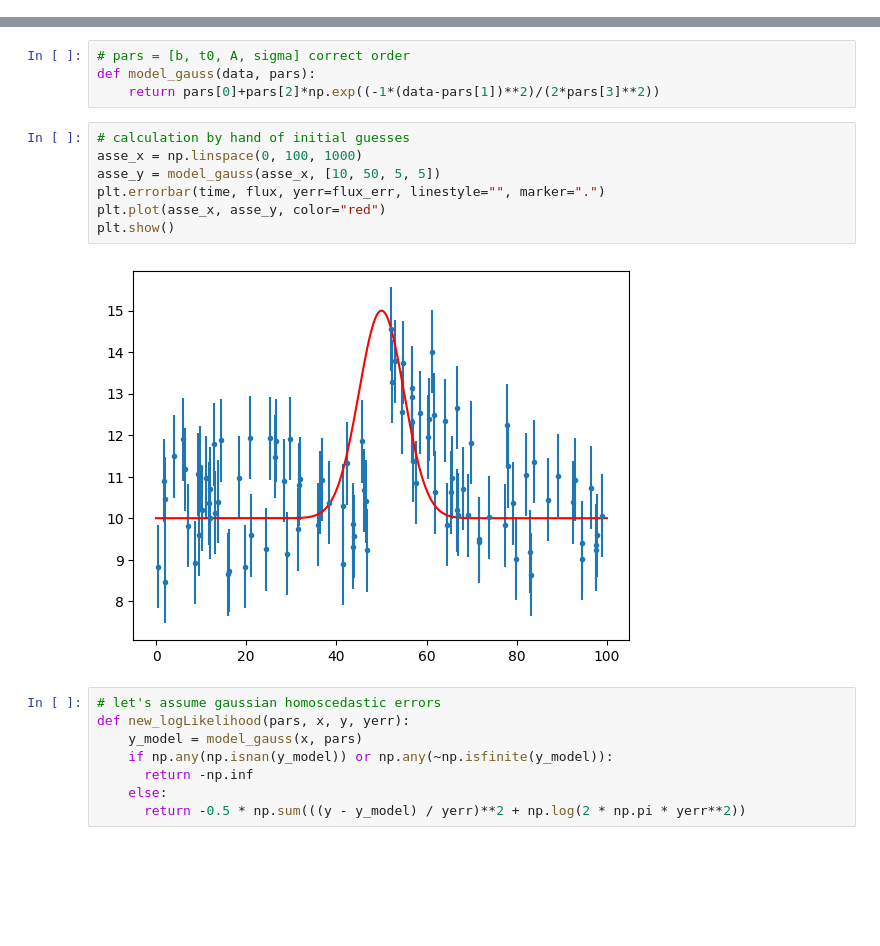
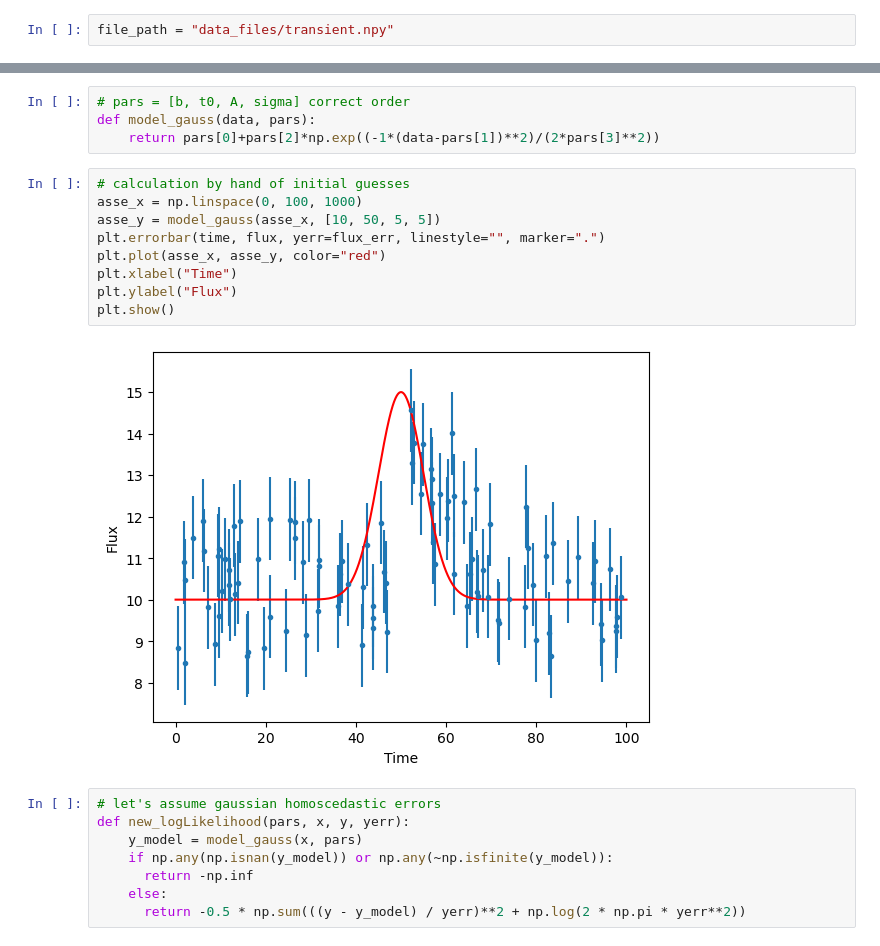
Before and after one commit to EmanuelaMenditto/astrostatistics_bicocca_2025, a Jupyter notebook: working/L12_MCMC_Nested.ipynb, the cells around one changed output, grey strips where cells are left out. Drawn from its saved outputs; the diff is of its cells as text; blank space fills up the shorter version.

```diff
--- a/working/L12_MCMC_Nested.ipynb
+++ b/working/L12_MCMC_Nested.ipynb
@@ -48,3 +37,5 @@ Mounted at /content/drive
+# %%
+file_path = "data_files/transient.npy"
 # %%
 mydata = np.load(file_path)
 print(mydata.shape)
@@ -187,12 +180,14 @@ def model_gauss(data, pars):
 # %%
 # calculation by hand of initial guesses
 asse_x = np.linspace(0, 100, 1000)
 asse_y = model_gauss(asse_x, [10, 50, 5, 5])
 plt.errorbar(time, flux, yerr=flux_err, linestyle="", marker=".")
 plt.plot(asse_x, asse_y, color="red")
+plt.xlabel("Time")
+plt.ylabel("Flux")
 plt.show()
 # %% [output]
-[figure, old version]
+[figure, new version]
 # %%
 # let's assume gaussian homoscedastic errors
 def new_logLikelihood(pars, x, y, yerr):
```
Also changed, not shown: parts of 17 cells of this notebook.
